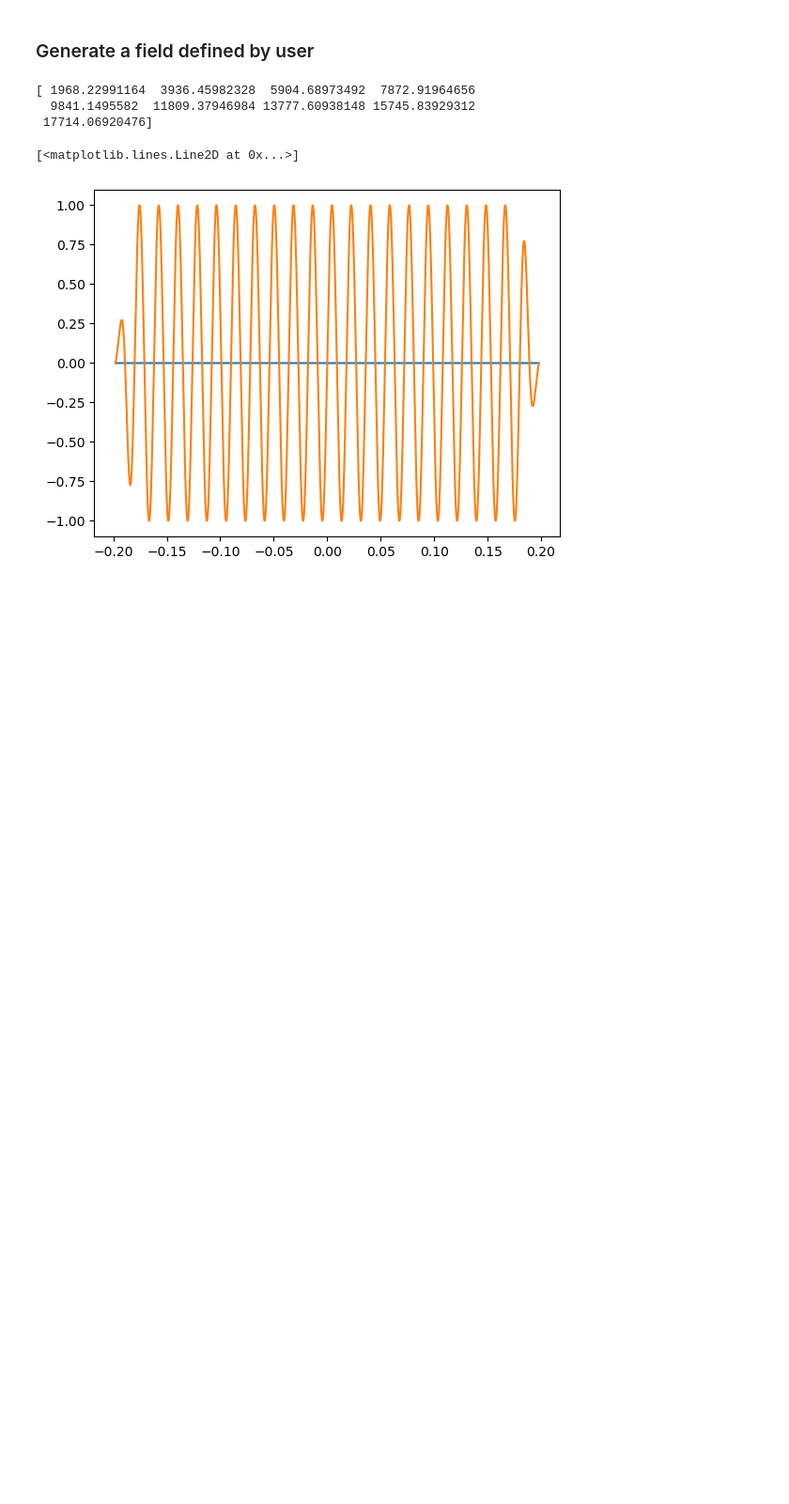
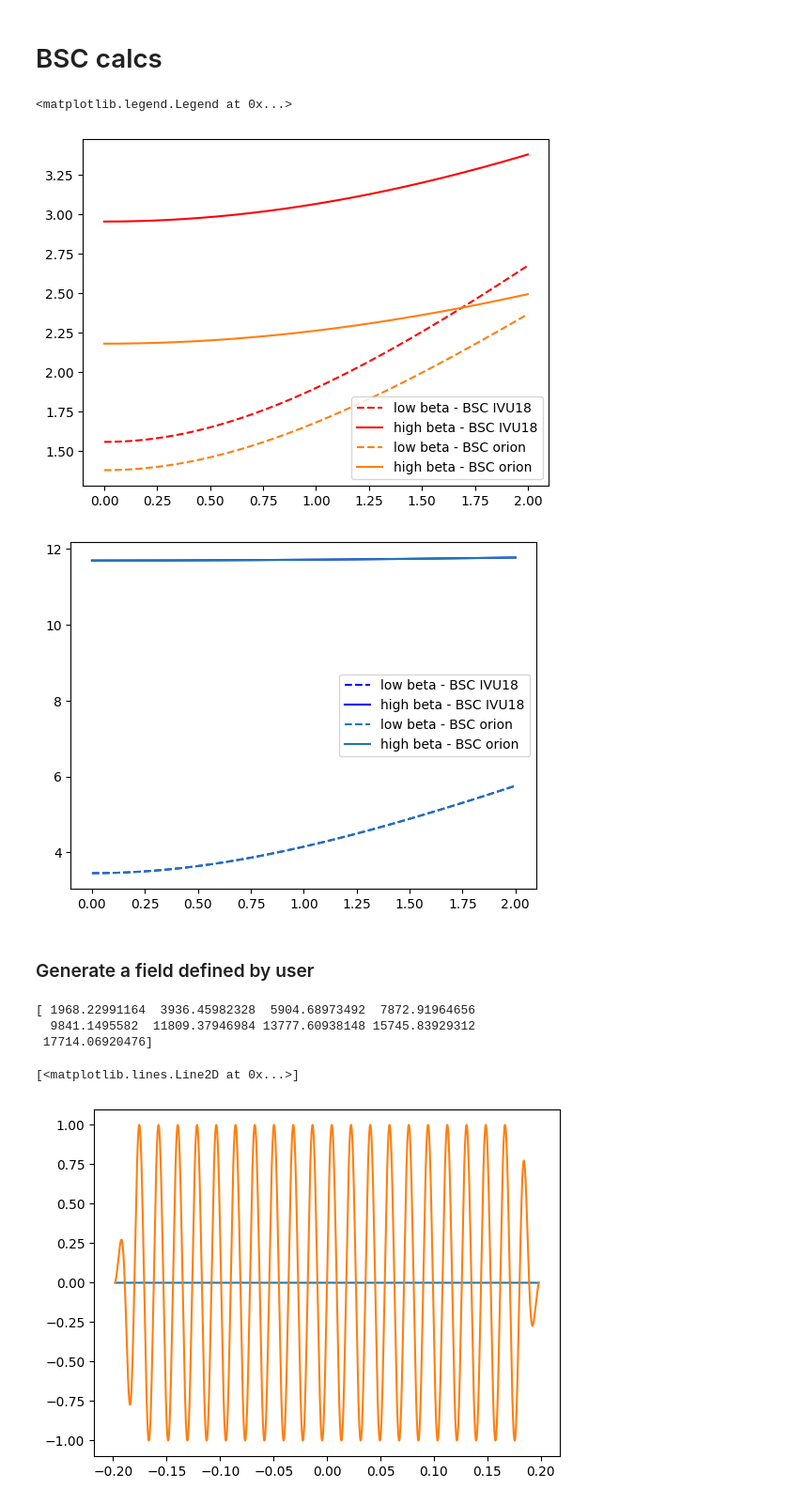
Before and after one commit to lnls-ids/spectrainterface, a Jupyter notebook: spectrainterface/tutorial_spectra_interface.ipynb, the cells around one changed output. Shown at 94% size. Saved outputs shown, nothing was run; the diff lists cells and outputs as text; code cells hidden in the pictures; blank space fills up the shorter version.

```diff
--- a/spectrainterface/tutorial_spectra_interface.ipynb
+++ b/spectrainterface/tutorial_spectra_interface.ipynb
@@ -5,5 +5,37 @@ from spectrainterface.sources import Planar
 import numpy as np
 import matplotlib.pyplot as plt
+# %% [markdown]
+# BSC calcs
+# %%
+s = np.linspace(0, 2, 501)
+spectra = SpectraInterface()
+bsch_low_ivu, bscv_low_ivu = spectra.accelerator.calc_beam_stay_clear(s)
+
+spectra.accelerator.set_bsc_orion_reduction()
+bsch_low_orion, bscv_low_orion = spectra.accelerator.calc_beam_stay_clear(s)
+
+spectra.accelerator.set_current_bsc()
+spectra.accelerator.set_high_beta_section()
+bsch_high_ivu, bscv_high_ivu = spectra.accelerator.calc_beam_stay_clear(s)
+spectra.accelerator.set_bsc_orion_reduction()
+bsch_high_orion, bscv_high_orion = spectra.accelerator.calc_beam_stay_clear(s)
+
+plt.figure()
+plt.plot(s, bscv_low_ivu, '--', color='r', label='low beta - BSC IVU18')
+plt.plot(s, bscv_high_ivu, color='r', label='high beta - BSC IVU18')
+plt.plot(s, bscv_low_orion, '--', color='C1', label='low beta - BSC orion')
+plt.plot(s, bscv_high_orion, color='C1', label='high beta - BSC orion')
+plt.legend()
+plt.figure()
+plt.plot(s, bsch_low_ivu, '--', color='b', label='low beta - BSC IVU18')
+plt.plot(s, bsch_high_ivu, color='b', label='high beta - BSC IVU18')
+plt.plot(s, bsch_low_orion, '--', color='C0', label='low beta - BSC orion')
+plt.plot(s, bsch_high_orion, color='C0', label='high beta - BSC orion')
+plt.legend()
+# %% [output]
+<matplotlib.legend.Legend at 0x...>
+[figure, added]
+[figure, added]
 # %% [markdown]
 ### Generate a field defined by user
 # %%
```
Also changed, not shown: parts of 1 cell of this notebook, 3 other files.
